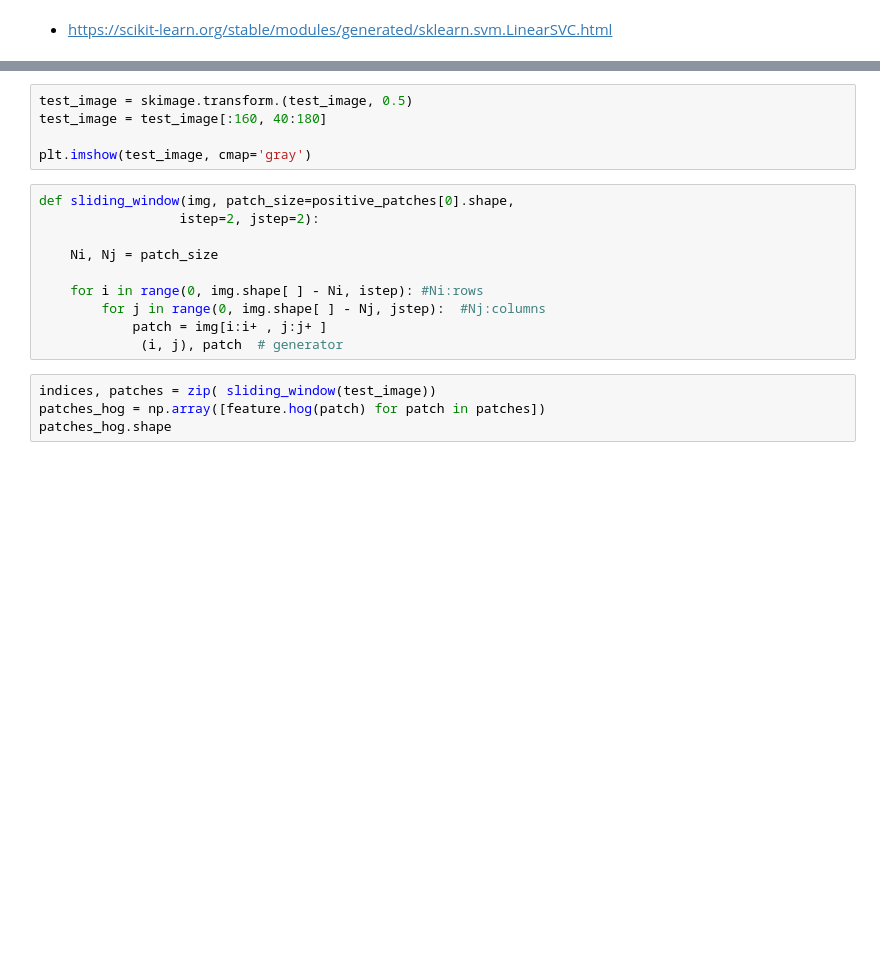
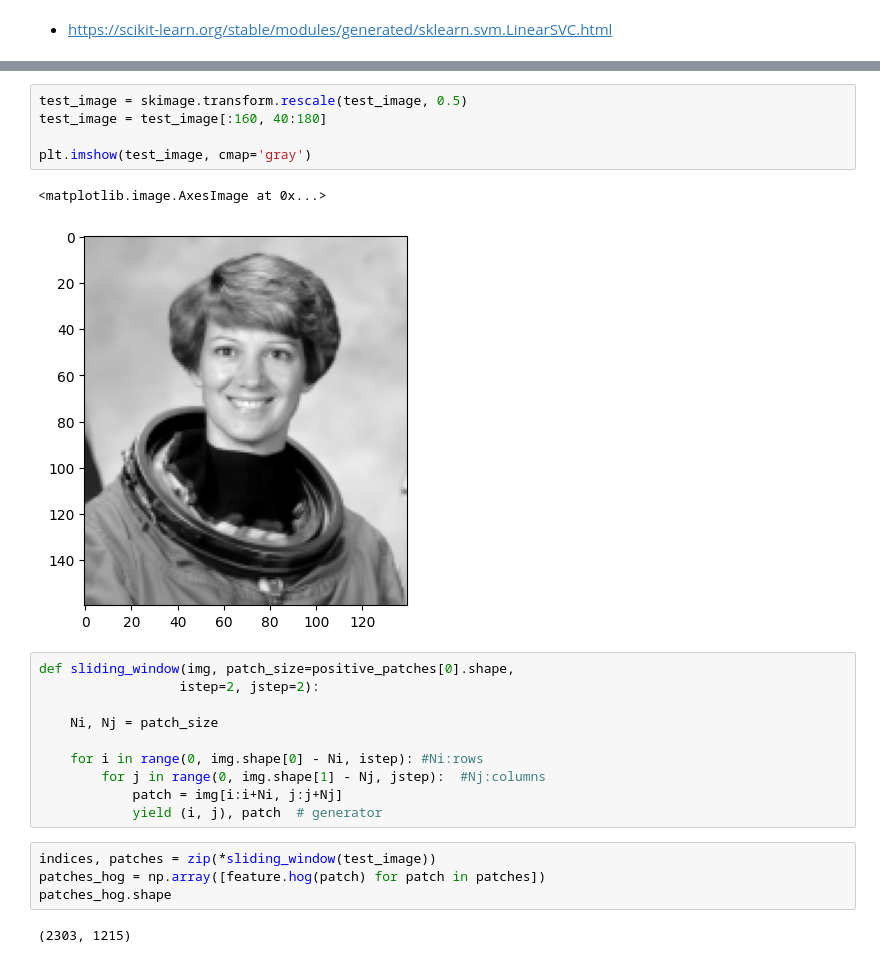
Before and after one commit to gymnopedy01/ictis-2023-ai, a Jupyter notebook: 다운로드/배포_ML_SVM_얼굴검출.ipynb, the cells around one changed output, grey strips where cells are left out. Saved outputs shown, nothing was run; the diff lists cells and outputs as text; blank space fills up the shorter version.

```diff
--- a/다운로드/배포_ML_SVM_얼굴검출.ipynb
+++ b/다운로드/배포_ML_SVM_얼굴검출.ipynb
@@ -138,22 +184,27 @@ plt.imshow(test_image, cmap='gray')
 # %%
-test_image = skimage.transform.(test_image, 0.5)
+test_image = skimage.transform.rescale(test_image, 0.5)
 test_image = test_image[:160, 40:180]
 
 plt.imshow(test_image, cmap='gray')
+# %% [output]
+<matplotlib.image.AxesImage at 0x...>
+[figure, added]
 # %%
 def sliding_window(img, patch_size=positive_patches[0].shape,
                   istep=2, jstep=2):
 
     Ni, Nj = patch_size
 
-    for i in range(0, img.shape[ ] - Ni, istep): #Ni:rows
-        for j in range(0, img.shape[ ] - Nj, jstep):  #Nj:columns
-            patch = img[i:i+ , j:j+ ]
-             (i, j), patch  # generator
+    for i in range(0, img.shape[0] - Ni, istep): #Ni:rows
+        for j in range(0, img.shape[1] - Nj, jstep):  #Nj:columns
+            patch = img[i:i+Ni, j:j+Nj]
+            yield (i, j), patch  # generator
 # %%
-indices, patches = zip( sliding_window(test_image))
+indices, patches = zip(*sliding_window(test_image))
 patches_hog = np.array([feature.hog(patch) for patch in patches])
 patches_hog.shape
+# %% [output]
+(2303, 1215)
 # %%
 labels = model.predict(patches_hog)
 labels.sum()
```
Also changed, not shown: parts of 27 cells of this notebook.
